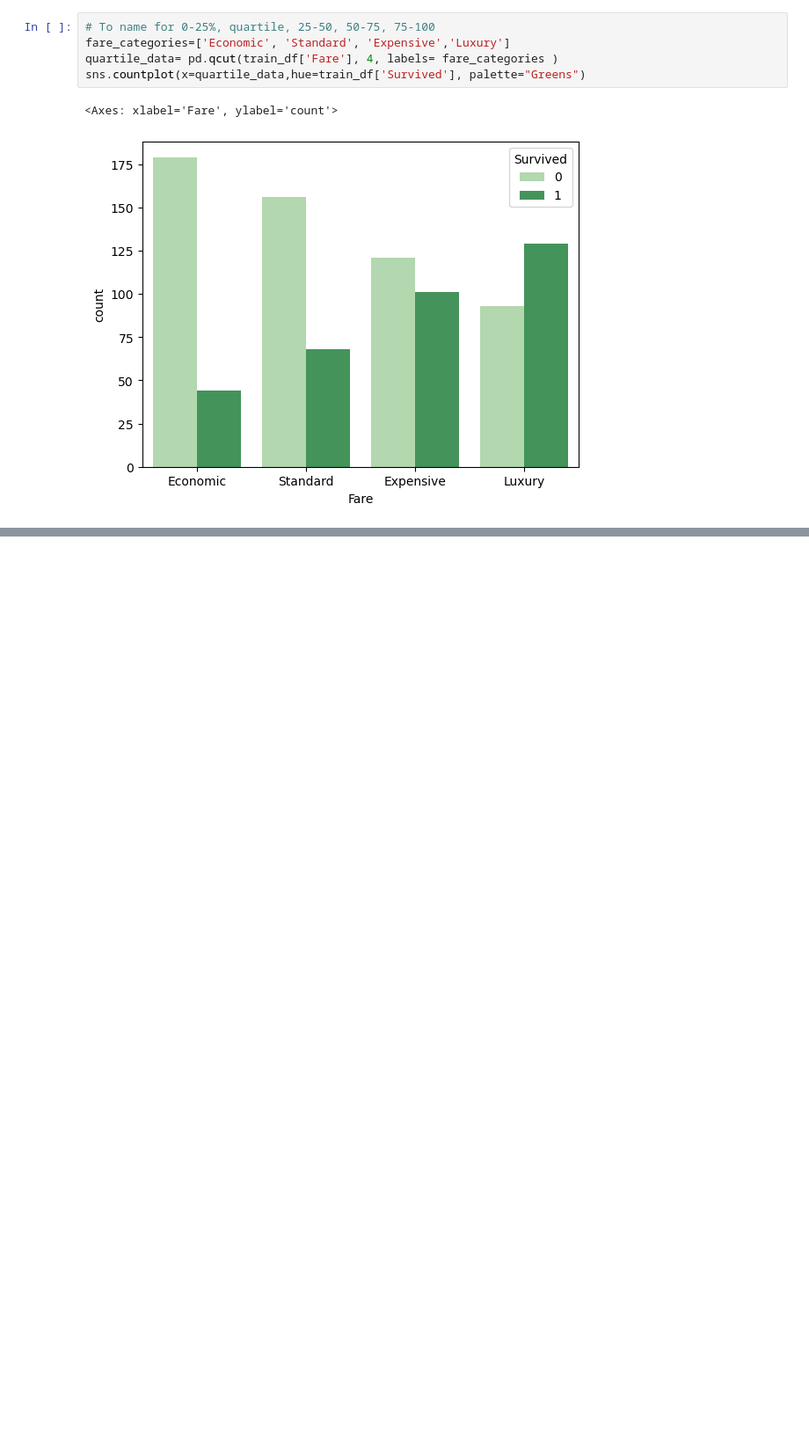
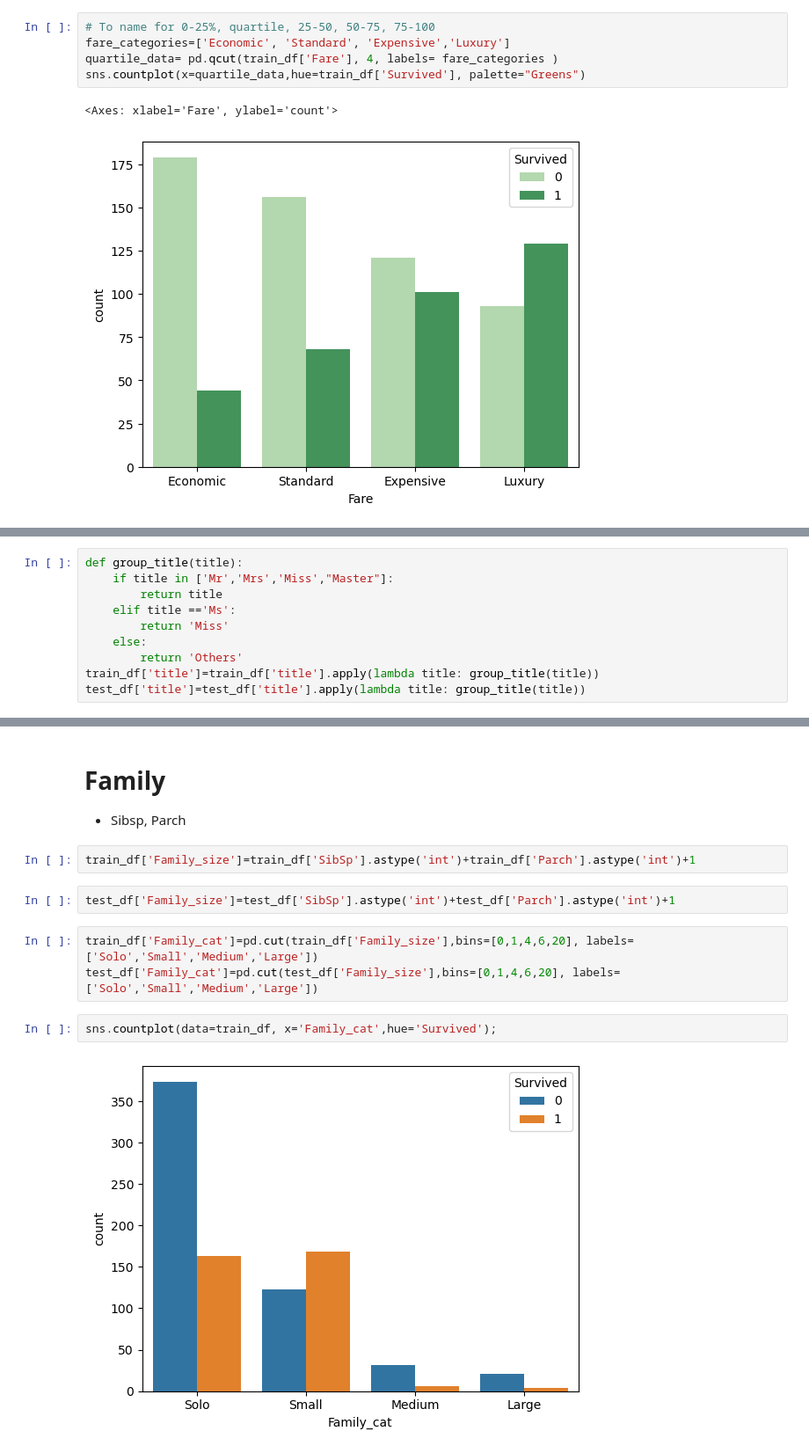
Before and after one commit to HaColab2k/Data-analyst, a Jupyter notebook: Projects/Titanic_ML_Disaster.ipynb, the cells around one changed output, grey strips where cells are left out. Shown: that part at 88% size. Saved outputs shown, nothing was run; the diff lists cells and outputs as text; blank space fills up the shorter version.

```diff
--- a/Projects/Titanic_ML_Disaster.ipynb
+++ b/Projects/Titanic_ML_Disaster.ipynb
@@ -285,0 +419,10 @@ sns.countplot(x=quartile_data,hue=train_df['Survived'], palette="Greens")
+# %%
+def group_title(title):
+    if title in ['Mr','Mrs','Miss',"Master"]:
+        return title
+    elif title =='Ms':
+        return 'Miss'
+    else:
+        return 'Others'
+train_df['title']=train_df['title'].apply(lambda title: group_title(title))
+test_df['title']=test_df['title'].apply(lambda title: group_title(title))
@@ -285,0 +447,14 @@ sns.countplot(x=quartile_data,hue=train_df['Survived'], palette="Greens")
+# %% [markdown]
+# Family
+- Sibsp, Parch
+# %%
+train_df['Family_size']=train_df['SibSp'].astype('int')+train_df['Parch'].astype('int')+1
+# %%
+test_df['Family_size']=test_df['SibSp'].astype('int')+test_df['Parch'].astype('int')+1
+# %%
+train_df['Family_cat']=pd.cut(train_df['Family_size'],bins=[0,1,4,6,20], labels=['Solo','Small','Medium','Large'])
+test_df['Family_cat']=pd.cut(test_df['Family_size'],bins=[0,1,4,6,20], labels=['Solo','Small','Medium','Large'])
+# %%
+sns.countplot(data=train_df, x='Family_cat',hue='Survived');
+# %% [output]
+[figure, added]
```
Also changed, not shown: parts of 34 cells of this notebook, 17 other files.
